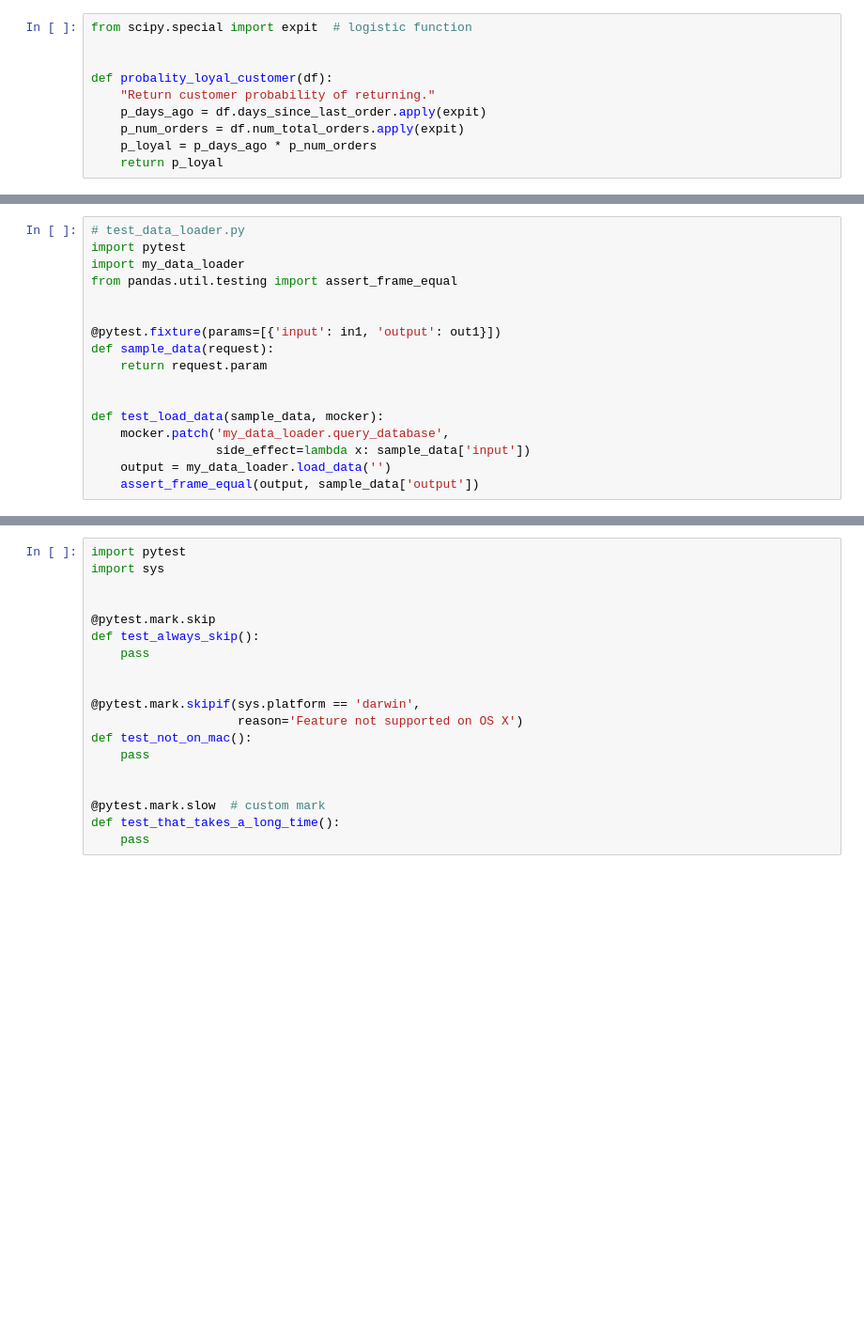
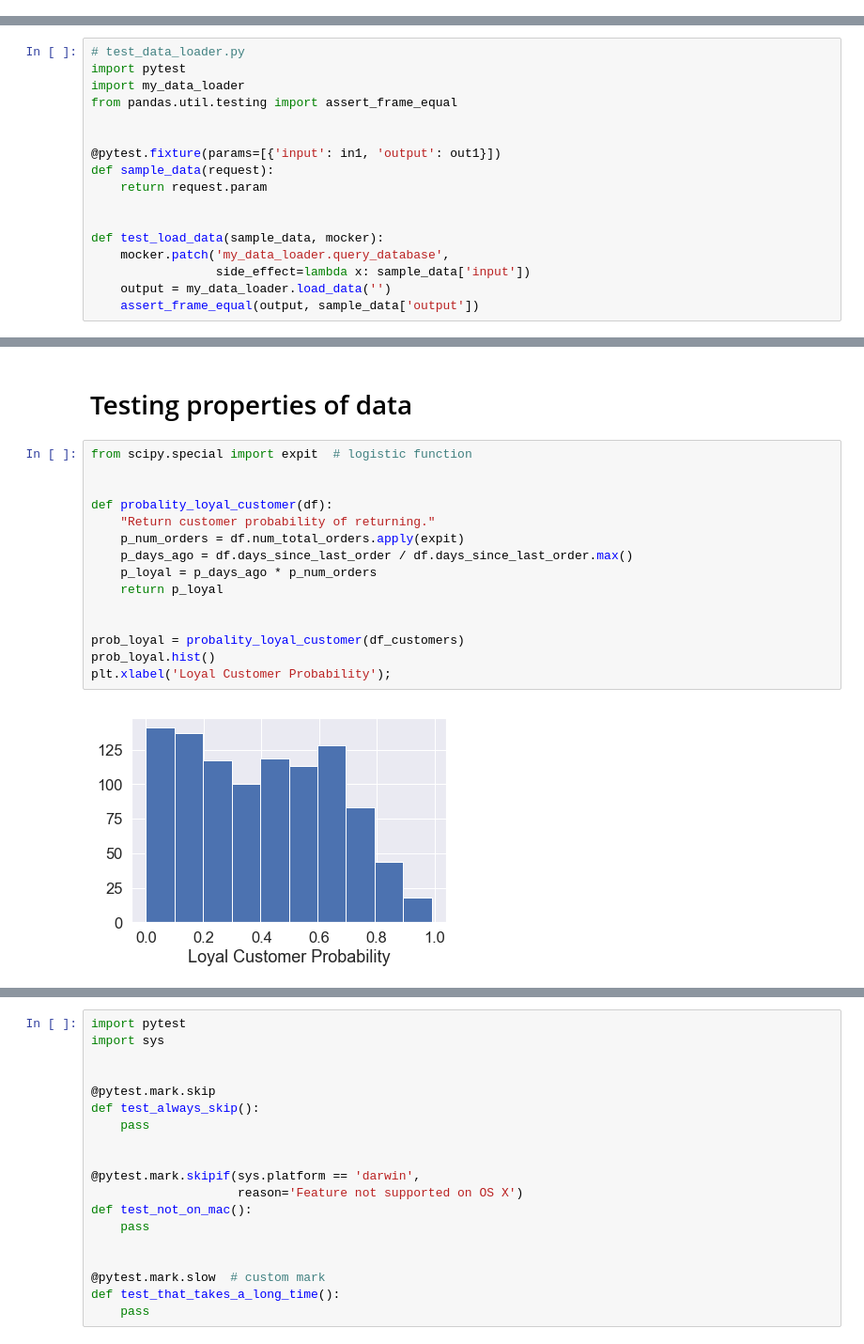
Before and after one commit to jesford/testing-in-data-science, a Jupyter notebook: intro-to-testing-presentation.ipynb, the cells around one changed output, grey strips where cells are left out. Shown at 94% size. Cells and saved outputs as stored; diff of their text form; blank space fills up the shorter version.

```diff
--- a/intro-to-testing-presentation.ipynb
+++ b/intro-to-testing-presentation.ipynb
@@ -709,10 +338,0 @@ plt.show();
-# %%
-from scipy.special import expit  # logistic function
-
-
-def probality_loyal_customer(df):
-    "Return customer probability of returning."
-    p_days_ago = df.days_since_last_order.apply(expit)
-    p_num_orders = df.num_total_orders.apply(expit)
-    p_loyal = p_days_ago * p_num_orders
-    return p_loyal
@@ -835,0 +500,19 @@ def test_create_file(tmpdir):
+# %% [markdown]
+# Testing properties of data
+# %%
+from scipy.special import expit  # logistic function
+
+
+def probality_loyal_customer(df):
+    "Return customer probability of returning."
+    p_num_orders = df.num_total_orders.apply(expit)
+    p_days_ago = df.days_since_last_order / df.days_since_last_order.max()
+    p_loyal = p_days_ago * p_num_orders
+    return p_loyal
+
+
+prob_loyal = probality_loyal_customer(df_customers)
+prob_loyal.hist()
+plt.xlabel('Loyal Customer Probability');
+# %% [output]
+[figure, added]
```
Also changed, not shown: parts of 140 cells of this notebook, 10 other files.
